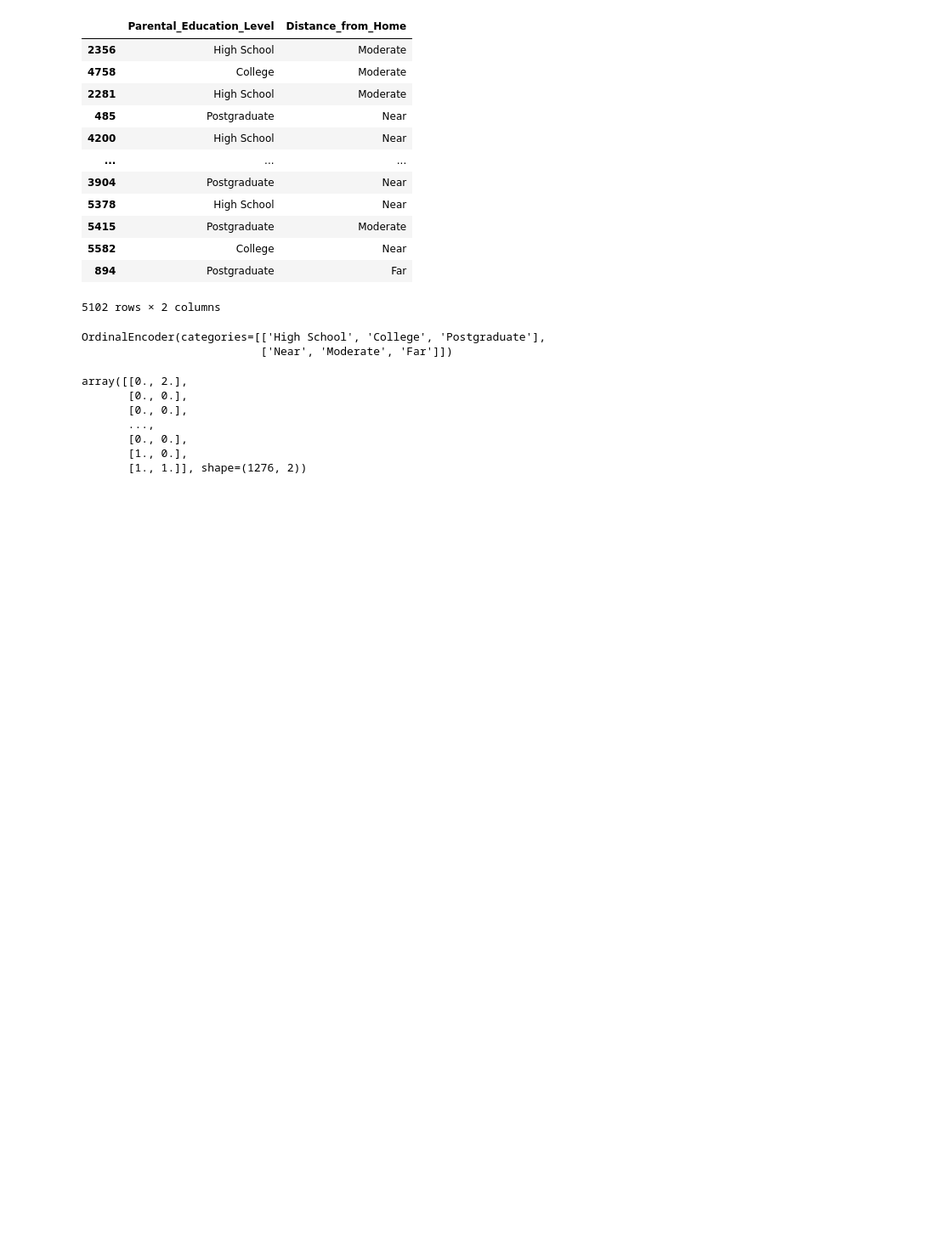
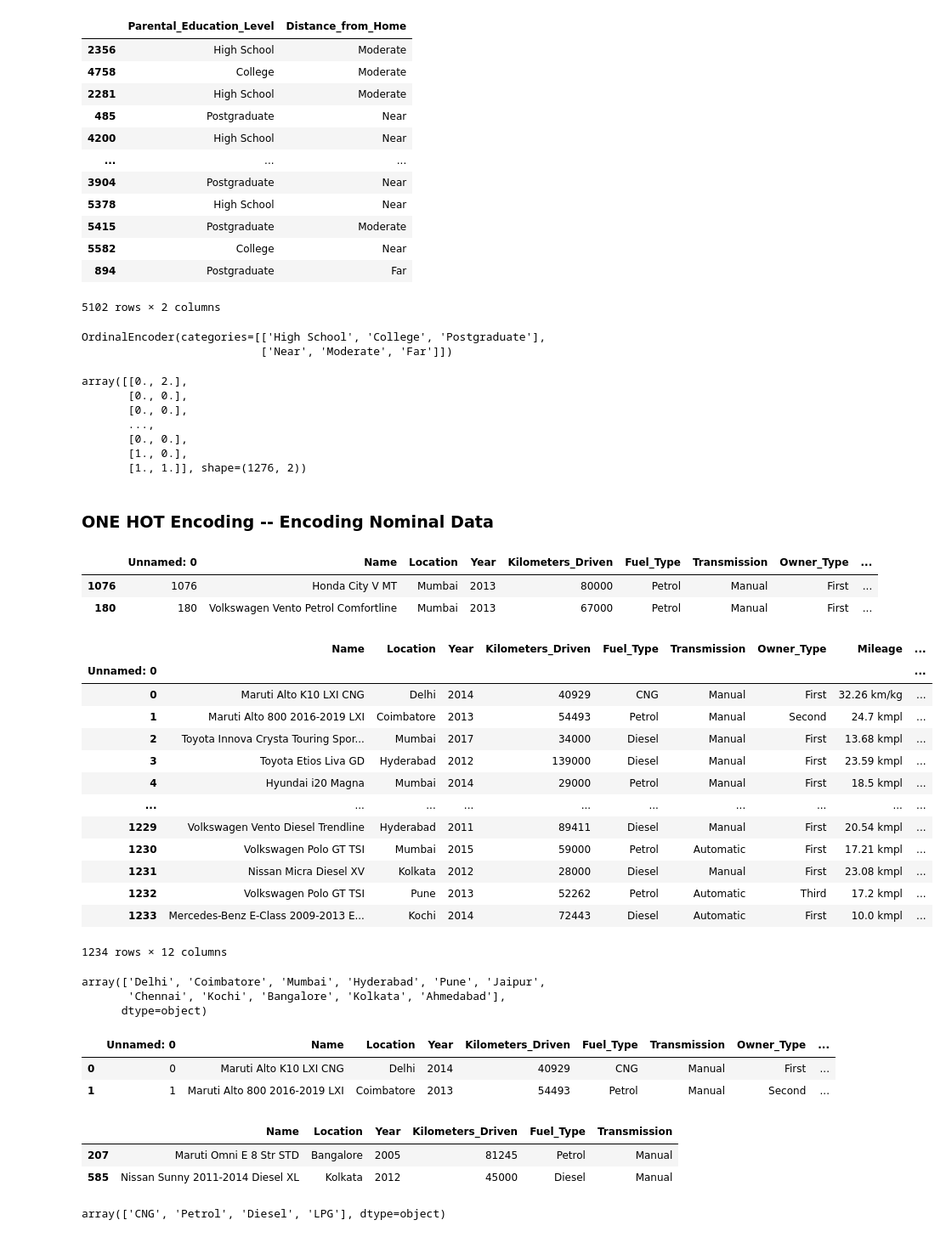
Before and after one commit to techphantom663/ML, a Jupyter notebook: 3.ipynb, the cells around one changed output. Shown at 85% size. Cells and saved outputs as stored; diff of their text form; code cells hidden in the pictures; blank space fills up the shorter version.

```diff
--- a/3.ipynb
+++ b/3.ipynb
@@ -142,3 +142,42 @@ array([[0., 2.],
        [0., 0.],
        [1., 0.],
        [1., 1.]], shape=(1276, 2))
+# %% [markdown]
+### ONE HOT Encoding -- Encoding Nominal Data
+# %%
+cars=pd.read_csv("test-data.csv")
+# %%
+cars.sample(2)
+# %% [output]
+|  | Unnamed: 0 | Name | Location | Year | Kilometers_Driven | Fuel_Type | Transmission | Owner_Type | ... |
+| 1076 | 1076 | Honda City V MT | Mumbai | 2013 | 80000 | Petrol | Manual | First | ... |
+| 180 | 180 | Volkswagen Vento Petrol Comfortline | Mumbai | 2013 | 67000 | Petrol | Manual | First | ... |
+# %%
+cars.set_index("Unnamed: 0")
+# %% [output]
+|  | Name | Location | Year | Kilometers_Driven | Fuel_Type | Transmission | Owner_Type | Mileage | ... |
+| Unnamed: 0 |  |  |  |  |  |  |  |  | ... |
+| 0 | Maruti Alto K10 LXI CNG | Delhi | 2014 | 40929 | CNG | Manual | First | 32.26 km/kg | ... |
+| 1 | Maruti Alto 800 2016-2019 LXI | Coimbatore | 2013 | 54493 | Petrol | Manual | Second | 24.7 kmpl | ... |
+| 2 | Toyota Innova Crysta Touring Spor... | Mumbai | 2017 | 34000 | Diesel | Manual | First | 13.68 kmpl | ... |
+| 3 | Toyota Etios Liva GD | Hyderabad | 2012 | 139000 | Diesel | Manual | First | 23.59 kmpl | ... |
+| 4 | Hyundai i20 Magna | Mumbai | 2014 | 29000 | Petrol | Manual | First | 18.5 kmpl | ... |
+| ... | ... | ... | ... | ... | ... | ... | ... | ... | ... |
+| 1229 | Volkswagen Vento Diesel Trendline | Hyderabad | 2011 | 89411 | Diesel | Manual | First | 20.54 kmpl | ... |
+| 1230 | Volkswagen Polo GT TSI | Mumbai | 2015 | 59000 | Petrol | Automatic | First | 17.21 kmpl | ... |
+| 1231 | Nissan Micra Diesel XV | Kolkata | 2012 | 28000 | Diesel | Manual | First | 23.08 kmpl | ... |
+| 1232 | Volkswagen Polo GT TSI | Pune | 2013 | 52262 | Petrol | Automatic | Third | 17.2 kmpl | ... |
+| 1233 | Mercedes-Benz E-Class 2009-2013 E... | Kochi | 2014 | 72443 | Diesel | Automatic | First | 10.0 kmpl | ... |
+1234 rows × 12 columns
+# %%
+cars["Location"].unique()
+# %% [output]
+array(['Delhi', 'Coimbatore', 'Mumbai', 'Hyderabad', 'Pune', 'Jaipur',
+       'Chennai', 'Kochi', 'Bangalore', 'Kolkata', 'Ahmedabad'],
+      dtype=object)
+# %%
+cars.head(2)
+# %% [output]
+|  | Unnamed: 0 | Name | Location | Year | Kilometers_Driven | Fuel_Type | Transmission | Owner_Type | ... |
+| 0 | 0 | Maruti Alto K10 LXI CNG | Delhi | 2014 | 40929 | CNG | Manual | First | ... |
+| 1 | 1 | Maruti Alto 800 2016-2019 LXI | Coimbatore | 2013 | 54493 | Petrol | Manual | Second | ... |
@@ -144,0 +186,10 @@ array([[0., 2.],
+# %%
+cars.sample(2)
+# %% [output]
+|  | Name | Location | Year | Kilometers_Driven | Fuel_Type | Transmission |
+| 207 | Maruti Omni E 8 Str STD | Bangalore | 2005 | 81245 | Petrol | Manual |
+| 585 | Nissan Sunny 2011-2014 Diesel XL | Kolkata | 2012 | 45000 | Diesel | Manual |
+# %%
+cars["Fuel_Type"].unique()
+# %% [output]
+array(['CNG', 'Petrol', 'Diesel', 'LPG'], dtype=object)
```
Also changed, not shown: parts of 34 cells of this notebook, 3 other files.
